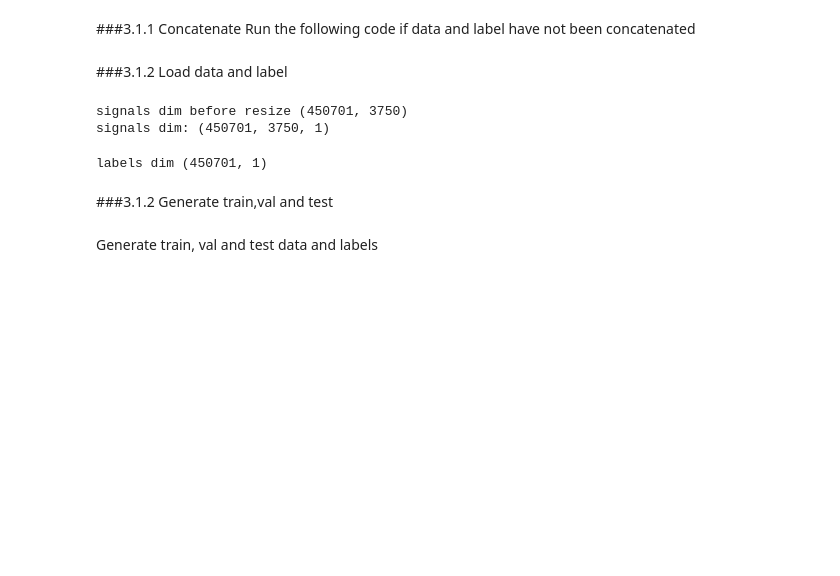
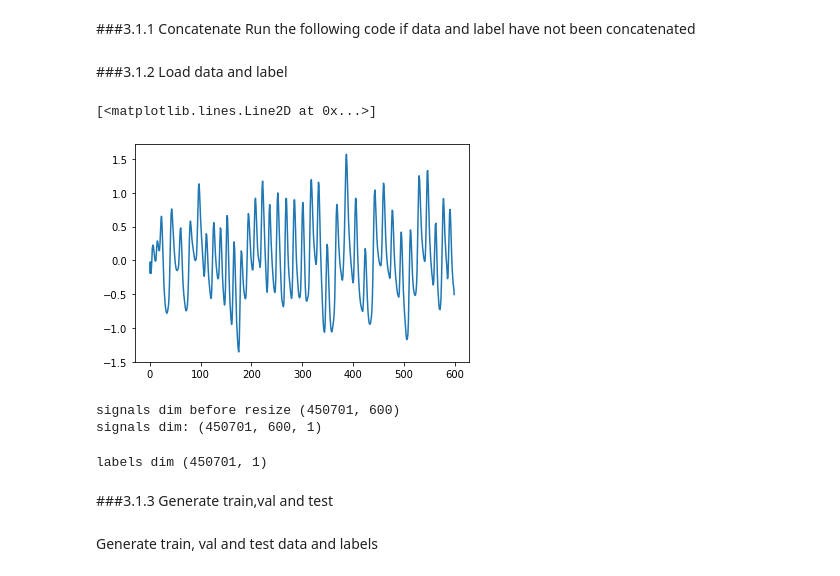
Before and after one commit to supertime1/Afib_PPG, a Jupyter notebook: Afib_PPG_ResNet.ipynb, the cells around one changed output. Saved outputs shown, nothing was run; the diff lists cells and outputs as text; code cells hidden in the pictures; blank space fills up the shorter version.

Commit message:
Resampled from 125Hz to 20Hz

```diff
--- a/Afib_PPG_ResNet.ipynb
+++ b/Afib_PPG_ResNet.ipynb
@@ -114,22 +96,31 @@ with open('C:/Users/57lzhang.US04WW4008/Desktop/Afib/Afib data/Afib PPG data/015
 # %%
 with open('C:/Users/57lzhang.US04WW4008/Desktop/Afib/Afib data/Afib PPG data/015ECG_015PPG_flatline/labels', "rb") as fp:
   raw_labels = pickle.load(fp)
+# %%
+#resample to 20Hz if needed
+import scipy.signal
+re_raw_signals = [scipy.signal.resample(i,600) for i in raw_signals]
+# %%
+plt.plot(re_raw_signals[0])
+# %% [output]
+[<matplotlib.lines.Line2D at 0x...>]
+[figure, added]
 # %%
 #create the right dim for signals
-raw_signals = np.array(raw_signals)
+raw_signals = np.array(re_raw_signals)
 print('signals dim before resize',raw_signals.shape)
 raw_signals = np.expand_dims(raw_signals, axis=2)
 print('signals dim:', raw_signals.shape)
 # %% [output]
-signals dim before resize (450701, 3750)
-signals dim: (450701, 3750, 1)
+signals dim before resize (450701, 600)
+signals dim: (450701, 600, 1)
 # %%
 raw_labels = np.array(raw_labels)
 print('labels dim',raw_labels.shape)
 # %% [output]
 labels dim (450701, 1)
 # %% [markdown]
-###3.1.2 Generate train,val and test
+###3.1.3 Generate train,val and test
 # %%
 #ratio value is between 0 and 1
 #make sure seed is set to a same number for repeatable results\
```
Also changed, not shown: parts of 13 cells of this notebook.
